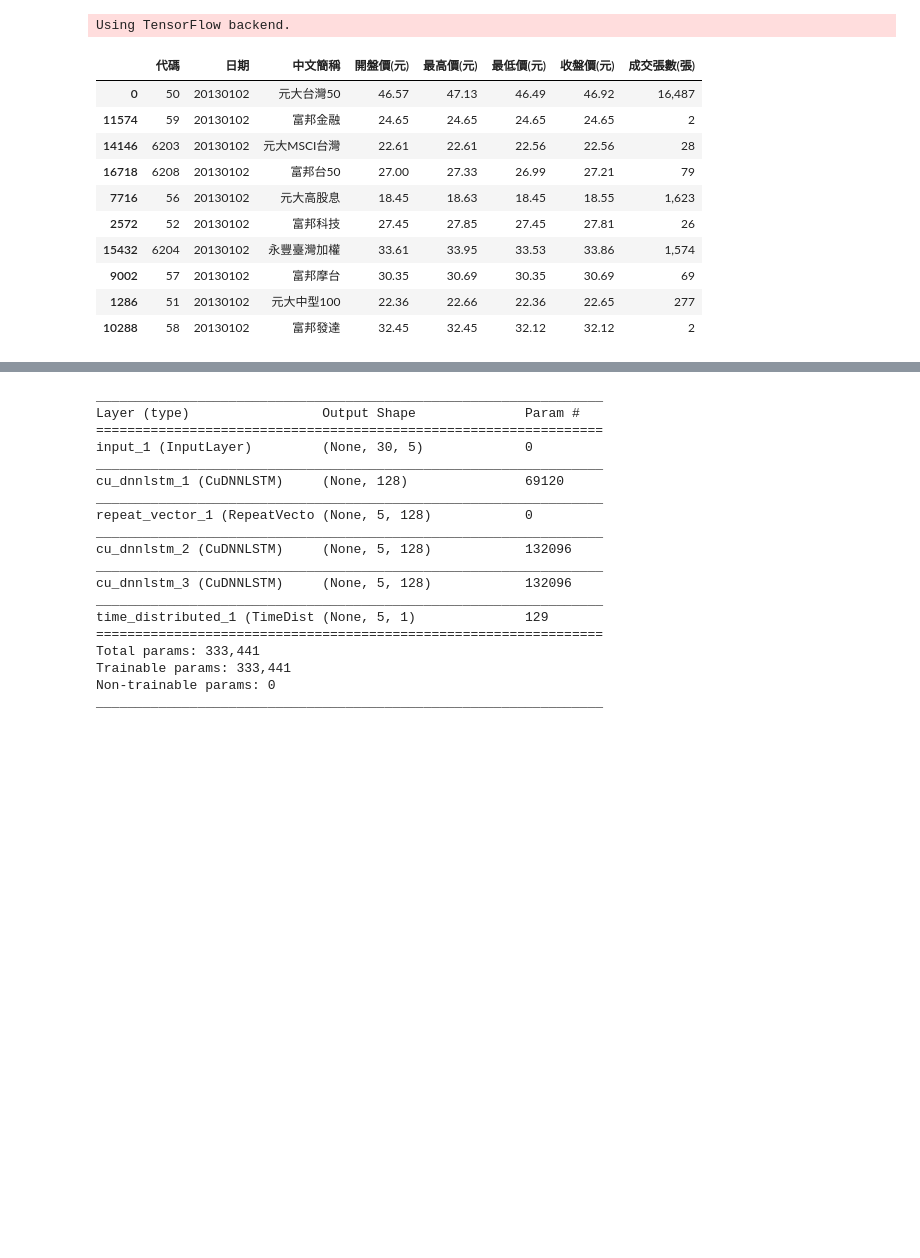
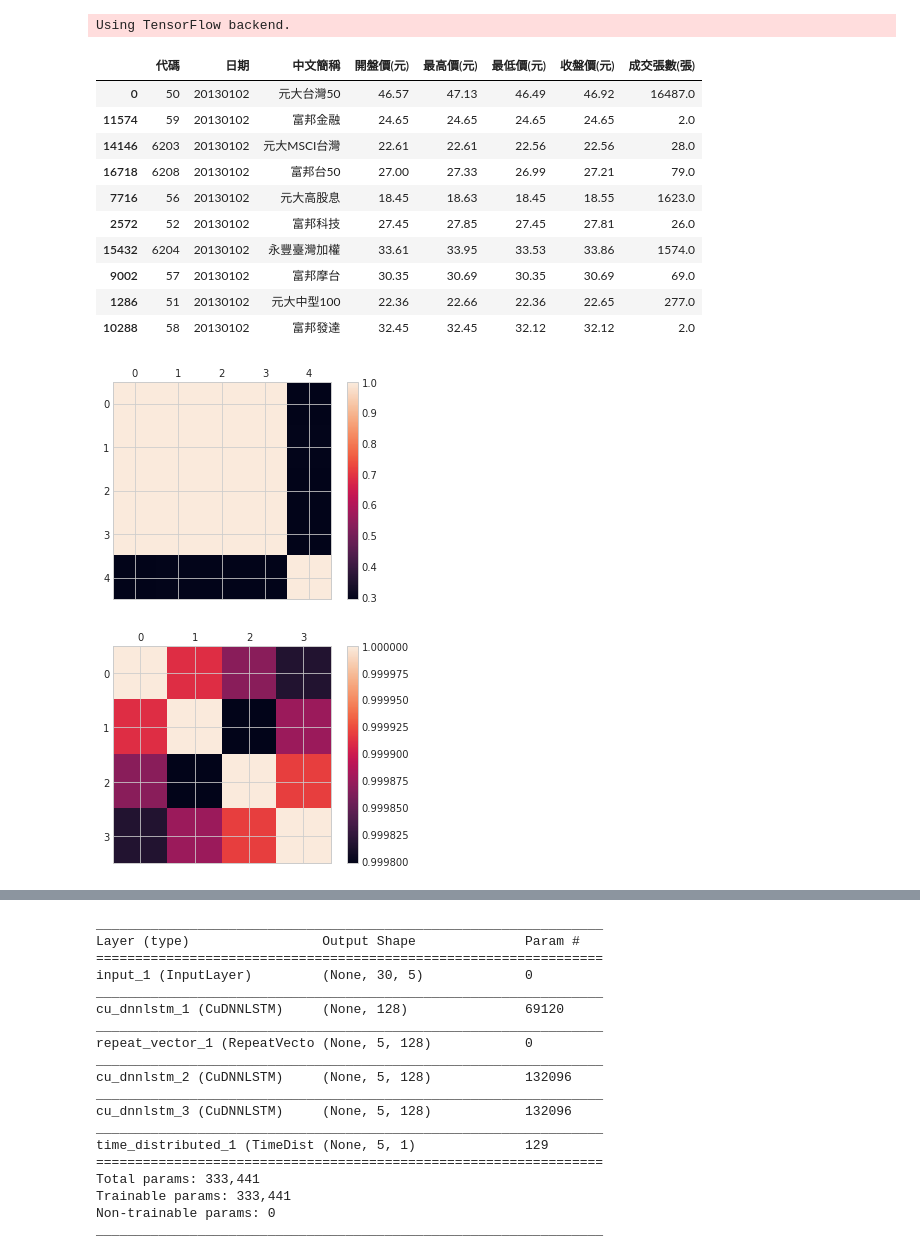
Before and after one commit to peter0749/Tbrain_2018_stock_prediction, a Jupyter notebook: lstm.ipynb, the cells around one changed output, grey strips where cells are left out. Drawn from its saved outputs; the diff is of its cells as text; code cells hidden in the pictures; blank space fills up the shorter version.

```diff
--- a/lstm.ipynb
+++ b/lstm.ipynb
@@ -26,18 +28,29 @@ TS_OUT=5
-# %%
-train_csv = pd.read_csv(TRAIN_PATH)
-train_csv.sort_values(by=['日期'], ascending=True, inplace=True)
-train_csv.head(n=10)
-# %% [output]
-|  | 代碼 | 日期 | 中文簡稱 | 開盤價(元) | 最高價(元) | 最低價(元) | 收盤價(元) | 成交張數(張) |
-| 0 | 50 | 20130102 | 元大台灣50 | 46.57 | 47.13 | 46.49 | 46.92 | 16,487 |
-| 11574 | 59 | 20130102 | 富邦金融 | 24.65 | 24.65 | 24.65 | 24.65 | 2 |
-| 14146 | 6203 | 20130102 | 元大MSCI台灣 | 22.61 | 22.61 | 22.56 | 22.56 | 28 |
-| 16718 | 6208 | 20130102 | 富邦台50 | 27.00 | 27.33 | 26.99 | 27.21 | 79 |
-| 7716 | 56 | 20130102 | 元大高股息 | 18.45 | 18.63 | 18.45 | 18.55 | 1,623 |
-| 2572 | 52 | 20130102 | 富邦科技 | 27.45 | 27.85 | 27.45 | 27.81 | 26 |
-| 15432 | 6204 | 20130102 | 永豐臺灣加權 | 33.61 | 33.95 | 33.53 | 33.86 | 1,574 |
-| 9002 | 57 | 20130102 | 富邦摩台 | 30.35 | 30.69 | 30.35 | 30.69 | 69 |
-| 1286 | 51 | 20130102 | 元大中型100 | 22.36 | 22.66 | 22.36 | 22.65 | 277 |
-| 10288 | 58 | 20130102 | 富邦發達 | 32.45 | 32.45 | 32.12 | 32.12 | 2 |
+# %%
+train_csv = pd.read_csv(TRAIN_PATH)
+train_csv.sort_values(by=['日期'], ascending=True, inplace=True)
+train_csv[fields] = train_csv[fields].applymap(lambda x: float(x.replace(',','')) if type(x)==str else x)
+display(train_csv.head(n=10))
+fig, ax = plt.subplots()
+cax = ax.matshow(train_csv[fields].corr())
+fig.colorbar(cax)
+plt.show()
+fig, ax = plt.subplots()
+cax = ax.matshow(train_csv[['開盤價(元)', '最高價(元)', '最低價(元)', '收盤價(元)']].corr())
+fig.colorbar(cax)
+plt.show()
+# %% [output]
+|  | 代碼 | 日期 | 中文簡稱 | 開盤價(元) | 最高價(元) | 最低價(元) | 收盤價(元) | 成交張數(張) |
+| 0 | 50 | 20130102 | 元大台灣50 | 46.57 | 47.13 | 46.49 | 46.92 | 16487.0 |
+| 11574 | 59 | 20130102 | 富邦金融 | 24.65 | 24.65 | 24.65 | 24.65 | 2.0 |
+| 14146 | 6203 | 20130102 | 元大MSCI台灣 | 22.61 | 22.61 | 22.56 | 22.56 | 28.0 |
+| 16718 | 6208 | 20130102 | 富邦台50 | 27.00 | 27.33 | 26.99 | 27.21 | 79.0 |
+| 7716 | 56 | 20130102 | 元大高股息 | 18.45 | 18.63 | 18.45 | 18.55 | 1623.0 |
+| 2572 | 52 | 20130102 | 富邦科技 | 27.45 | 27.85 | 27.45 | 27.81 | 26.0 |
+| 15432 | 6204 | 20130102 | 永豐臺灣加權 | 33.61 | 33.95 | 33.53 | 33.86 | 1574.0 |
+| 9002 | 57 | 20130102 | 富邦摩台 | 30.35 | 30.69 | 30.35 | 30.69 | 69.0 |
+| 1286 | 51 | 20130102 | 元大中型100 | 22.36 | 22.66 | 22.36 | 22.65 | 277.0 |
+| 10288 | 58 | 20130102 | 富邦發達 | 32.45 | 32.45 | 32.12 | 32.12 | 2.0 |
+[figure, added]
+[figure, added]
 # %%
 codes = list(sorted(set(train_csv['代碼'])))
```
Also changed, not shown: parts of 10 cells of this notebook.
